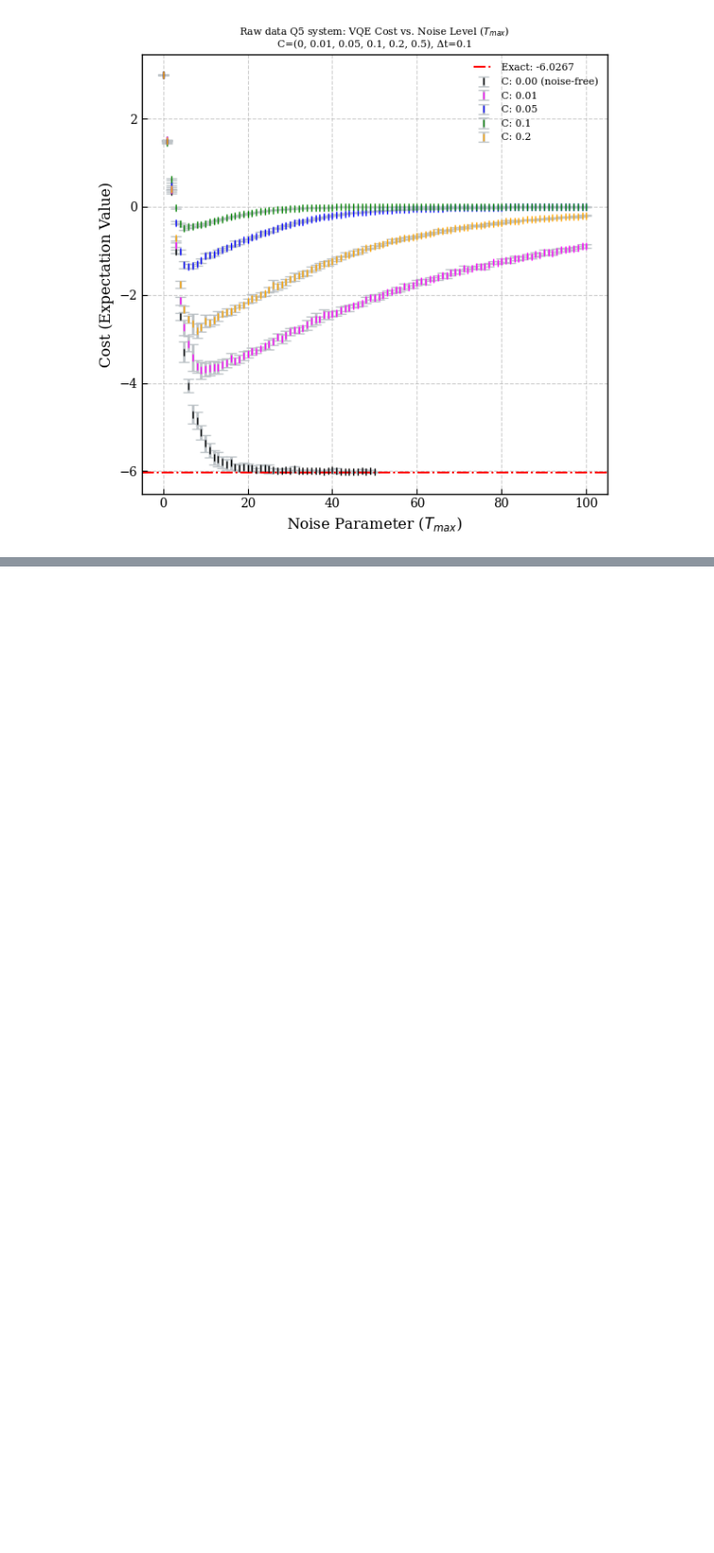
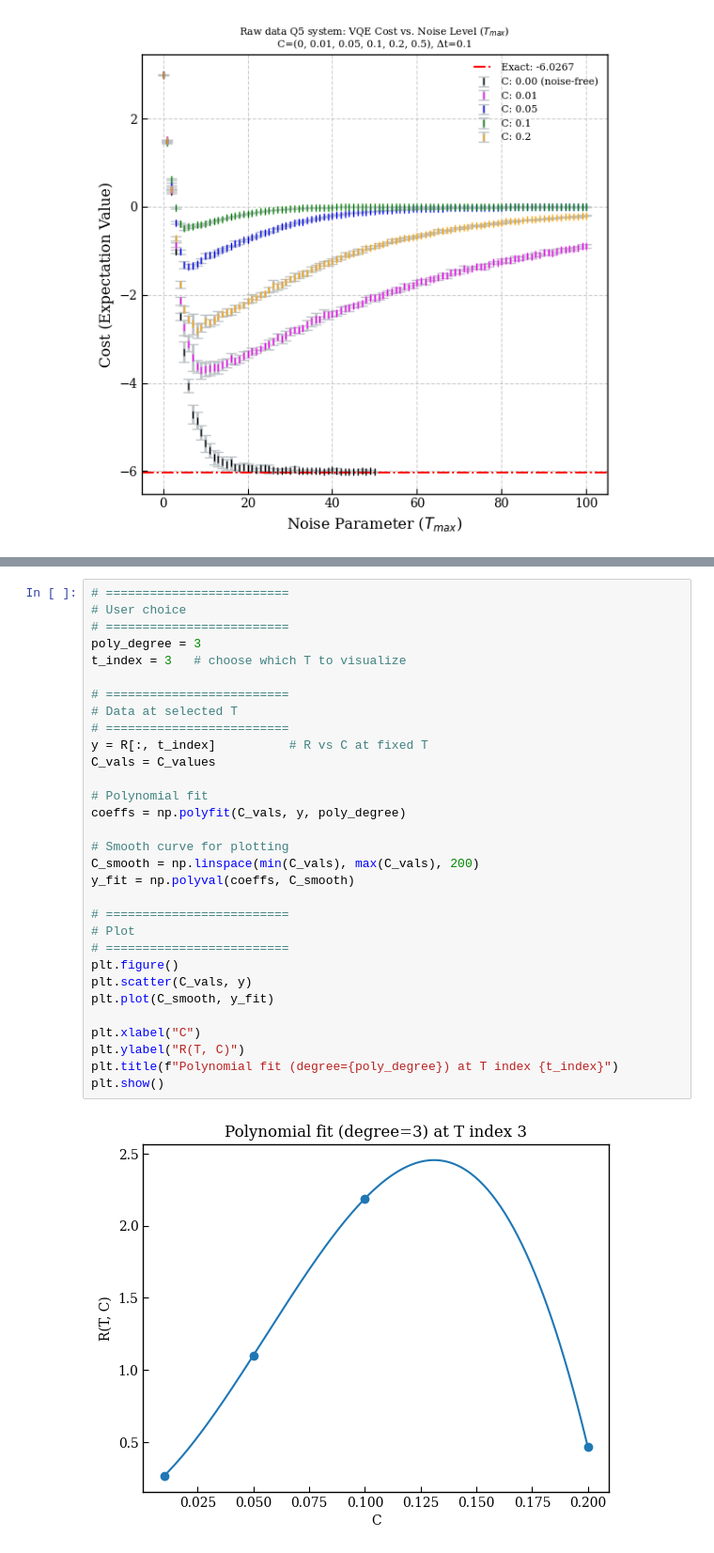
Before and after one commit to arijit-ship/indirect-zne-time-rel-noise, a Jupyter notebook: experimets/5q-c0-delt0.01-uniform-t-sampling/5q-c0.01-delt0.01-uniform-t-sampling.hillsmodel_n=2.ipynb, the cells around one changed output, grey strips where cells are left out. Shown at 94% size. Saved outputs shown, nothing was run; the diff lists cells and outputs as text; blank space fills up the shorter version.

```diff
--- a/experimets/5q-c0-delt0.01-uniform-t-sampling/5q-c0.01-delt0.01-uniform-t-sampling.hillsmodel_n=2.ipynb
+++ b/experimets/5q-c0-delt0.01-uniform-t-sampling/5q-c0.01-delt0.01-uniform-t-sampling.hillsmodel_n=2.ipynb
@@ -2883,0 +2930,33 @@ plt.show()
+# %%
+# =========================
+# User choice
+# =========================
+poly_degree = 3
+t_index = 3   # choose which T to visualize
+
+# =========================
+# Data at selected T
+# =========================
+y = R[:, t_index]          # R vs C at fixed T
+C_vals = C_values
+
+# Polynomial fit
+coeffs = np.polyfit(C_vals, y, poly_degree)
+
+# Smooth curve for plotting
+C_smooth = np.linspace(min(C_vals), max(C_vals), 200)
+y_fit = np.polyval(coeffs, C_smooth)
+
+# =========================
+# Plot
+# =========================
+plt.figure()
+plt.scatter(C_vals, y)
+plt.plot(C_smooth, y_fit)
+
+plt.xlabel("C")
+plt.ylabel("R(T, C)")
+plt.title(f"Polynomial fit (degree={poly_degree}) at T index {t_index}")
+plt.show()
+# %% [output]
+[figure, added]
```
Also changed, not shown: parts of 15 cells of this notebook.
